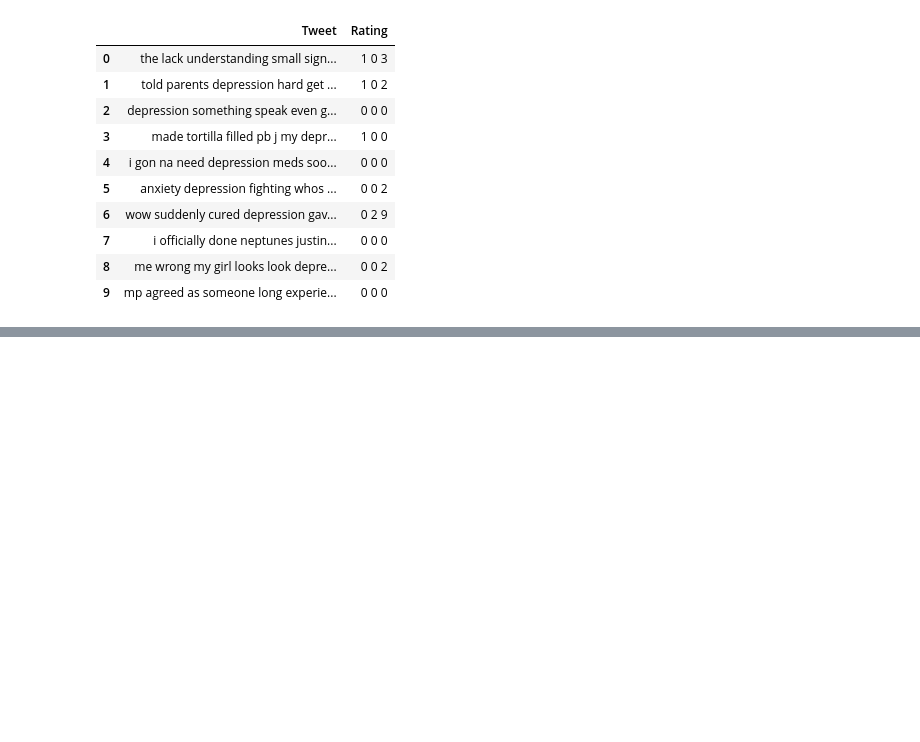
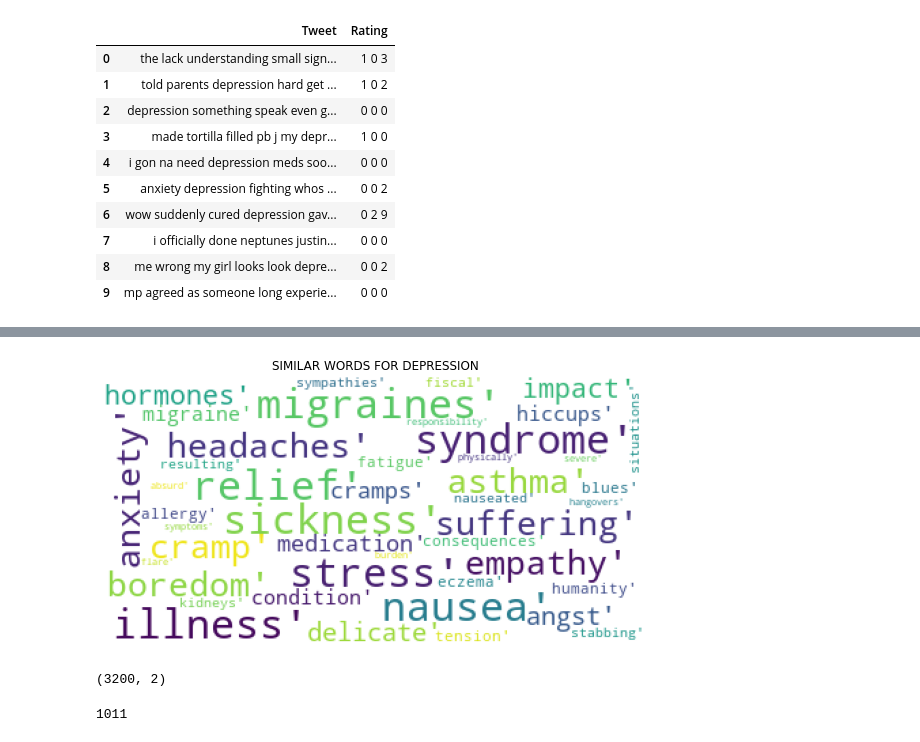
Before and after one commit to Rifat951/Depression-detection-using-Twitter-Dataset, a Jupyter notebook: AML_Data_Preprocessing.ipynb, the cells around one changed output, grey strips where cells are left out. Drawn from its saved outputs; the diff is of its cells as text; code cells hidden in the pictures; blank space fills up the shorter version.

```diff
--- a/AML_Data_Preprocessing.ipynb
+++ b/AML_Data_Preprocessing.ipynb
@@ -389,0 +654,24 @@ df_preprocessed_data.head(10)
+# %%
+plt.figure(figsize=(10,5))
+wordcloud = WordCloud(background_color="white",
+                      stopwords = STOP_WORDS,
+                      max_words=45,
+                      max_font_size=30,
+                      random_state=42
+                     ).generate(str([x[0] for x in w2v_model.most_similar("depression",topn=100)]))
+plt.imshow(wordcloud)
+plt.axis("off")
+plt.title("SIMILAR WORDS FOR DEPRESSION")
+plt.show()
+# %% [output]
+[figure, added]
+# %%
+print(df_preprocessed_data.shape)
+# %% [output]
+(3200, 2)
+# %%
+data1 = pd.concat([df_preprocessed_data], axis= 0)
+#del df_preprocessed_data
+gc.collect()
+# %% [output]
+1011
```
Also changed, not shown: parts of 29 cells of this notebook.
